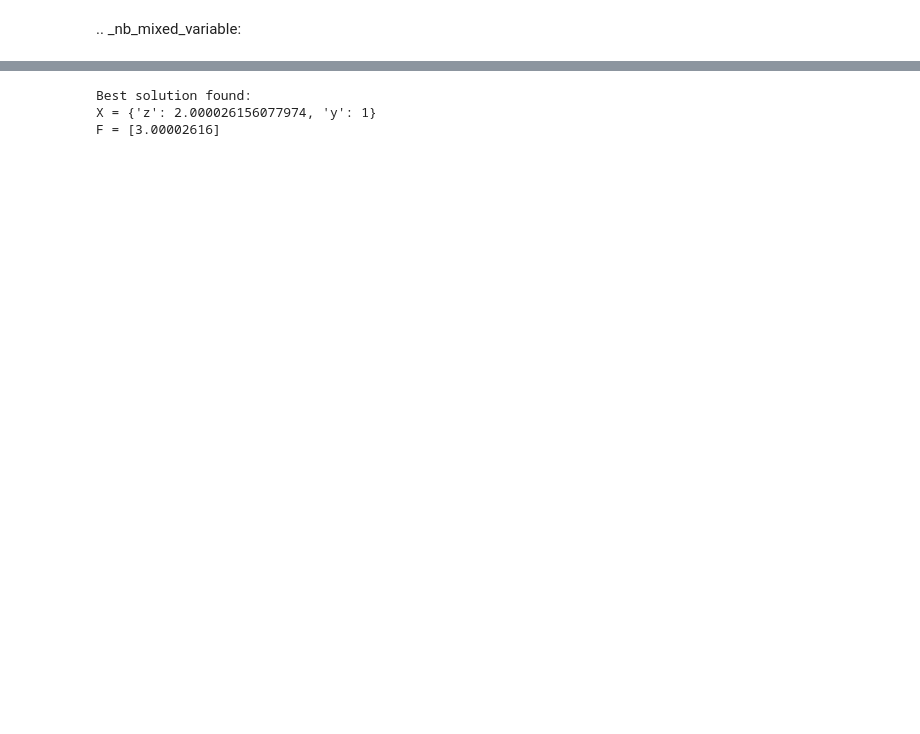
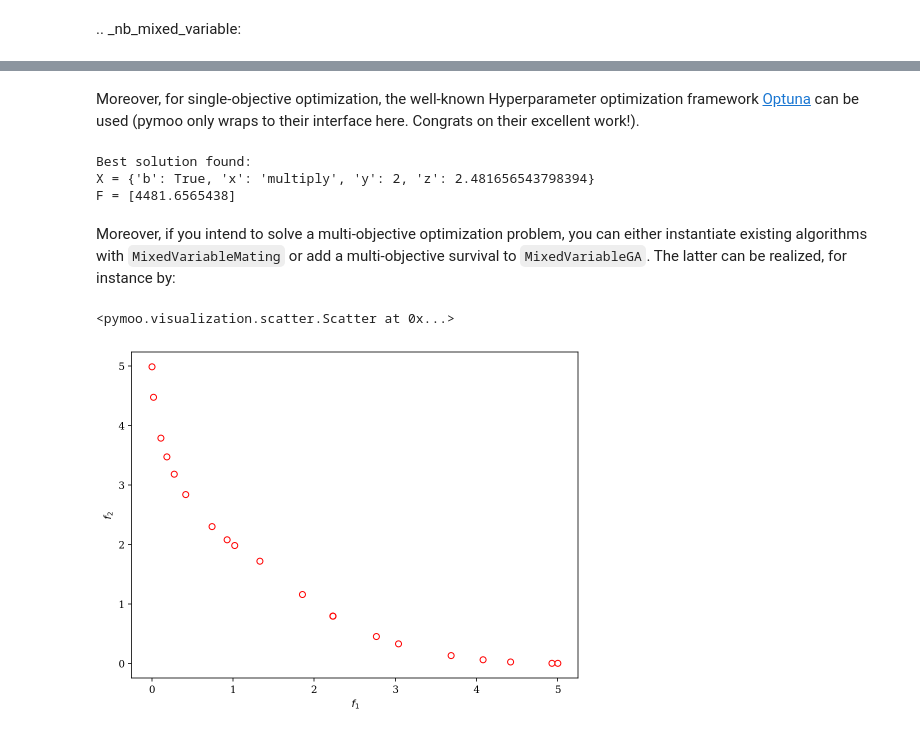
Before and after one commit to anyoptimization/pymoo, a Jupyter notebook: docs/source/customization/mixed.ipynb, the cells around one changed output, grey strips where cells are left out. Drawn from its saved outputs; the diff is of its cells as text; code cells hidden in the pictures; blank space fills up the shorter version.

```diff
--- a/docs/source/customization/mixed.ipynb
+++ b/docs/source/customization/mixed.ipynb
@@ -27,27 +57,72 @@ Furthermore, all operators that are necessary to run the algorithm must be defin
+# %% [markdown]
+Moreover, for single-objective optimization, the well-known Hyperparameter optimization framework [Optuna](https://optuna.org) can be used (pymoo only wraps to their interface here. Congrats on their excellent work!).
 # %%
-from pymoo.algorithms.soo.nonconvex.ga import GA
-from pymoo.core.mixed import MixedVariableMating, MixedVariableSampling, MixedVariableDuplicateElimination
+from pymoo.algorithms.soo.nonconvex.optuna import Optuna
 from pymoo.core.variable import Real, Integer
 from pymoo.optimize import minimize
 
-
 problem = MixedVariableProblem()
 
-dupl = MixedVariableDuplicateElimination()
-
-algorithm = GA(sampling=MixedVariableSampling(),
-               mating=MixedVariableMating(eliminate_duplicates=dupl),
-               eliminate_duplicates=dupl)
+algorithm = Optuna()
 
 res = minimize(problem,
                algorithm,
-               ('n_gen', 50),
+               termination=('n_evals', 500),
                seed=1,
-               save_history=True,
                verbose=False)
 
 print("Best solution found: \nX = %s\nF = %s" % (res.X, res.F))
 # %% [output]
 Best solution found:
-X = {'z': 2.000026156077974, 'y': 1}
-F = [3.00002616]
+X = {'b': True, 'x': 'multiply', 'y': 2, 'z': 2.481656543798394}
+F = [4481.6565438]
+# %% [markdown]
+Moreover, if you intend to solve a multi-objective optimization problem, you can either instantiate existing algorithms with `MixedVariableMating` or add a multi-objective survival to `MixedVariableGA`. The latter can be realized, for instance by:
+# %%
+class MultiObjectiveMixedVariableProblem(ElementwiseProblem):
+
+    def __init__(self, **kwargs):
+        vars = {
+            "b": Binary(),
+            "x": Choice(options=["nothing", "multiply"]),
+            "y": Integer(bounds=(-2, 2)),
+            "z": Real(bounds=(-5, 5)),
+        }
+        super().__init__(vars=vars, n_obj=2, n_ieq_constr=0, **kwargs)
+
+    def _evaluate(self, X, out, *args, **kwargs):
+        b, x, z, y = X["b"], X["x"], X["z"], X["y"]
+
+        f1 = z ** 2 + y ** 2
+        f2 = (z+2) ** 2 + (y-1) ** 2
+
+        if b:
+            f2 = 100 * f2
+
+        if x == "multiply":
+            f2 = 10 * f2
+
+        out["F"] = [f1, f2]
+# %%
+from pymoo.visualization.scatter import Scatter
+from pymoo.algorithms.moo.nsga2 import RankAndCrowdingSurvival
+from pymoo.core.mixed import MixedVariableGA
+from pymoo.optimize import minimize
+
+problem = MultiObjectiveMixedVariableProblem()
+
+algorithm = MixedVariableGA(pop_size=20, survival=RankAndCrowdingSurvival())
+
+res = minimize(problem,
+               algorithm,
+               ('n_gen', 50),
+               seed=1,
+               verbose=False)
+
+plot = Scatter()
+plot.add(problem.pareto_front(), plot_type="line", color="black", alpha=0.7)
+plot.add(res.F, facecolor="none", edgecolor="red")
+plot.show()
+# %% [output]
+<pymoo.visualization.scatter.Scatter at 0x...>
+[figure, added]
```
Also changed, not shown: parts of 6 cells of this notebook, 48 other files.
